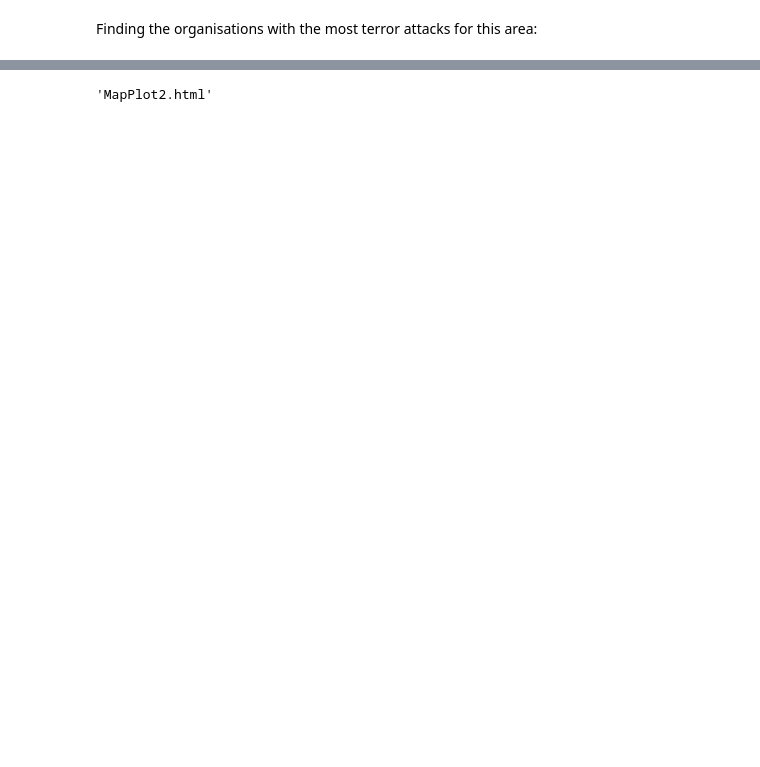
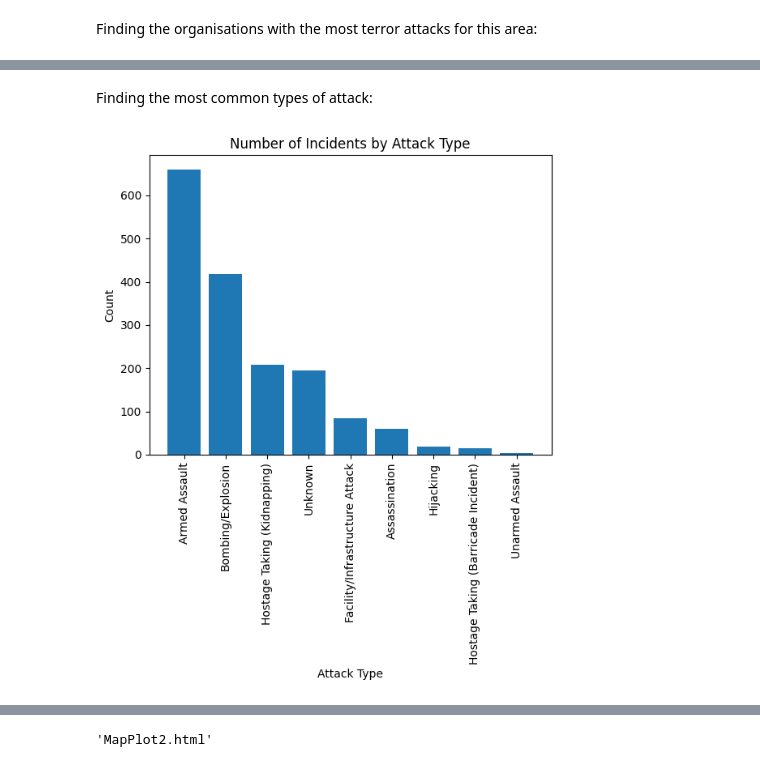
Before and after one commit to maxstalzer/maxstalzer.github.io, a Jupyter notebook: SahelNotebook.ipynb, the cells around one changed output, grey strips where cells are left out. Drawn from its saved outputs; the diff is of its cells as text; code cells hidden in the pictures; blank space fills up the shorter version.

```diff
--- a/SahelNotebook.ipynb
+++ b/SahelNotebook.ipynb
@@ -363,0 +124,15 @@ See the caveats in the documentation: https://pandas.pydata.org/pandas-docs/stab
+# %% [markdown]
+Finding the most common types of attack:
+# %%
+# Grouping by attacktype and counting
+attackCount = Sahel.groupby('attacktype1_txt').size().sort_values(ascending=False)
+
+# Making bar plot
+plt.bar(attackCount.index, attackCount.values)
+plt.xlabel('Attack Type')
+plt.ylabel('Count')
+plt.title('Number of Incidents by Attack Type')
+plt.xticks(rotation=90)
+plt.show()
+# %% [output]
+[figure, added]
```
Also changed, not shown: parts of 38 cells of this notebook, 1 other file.
